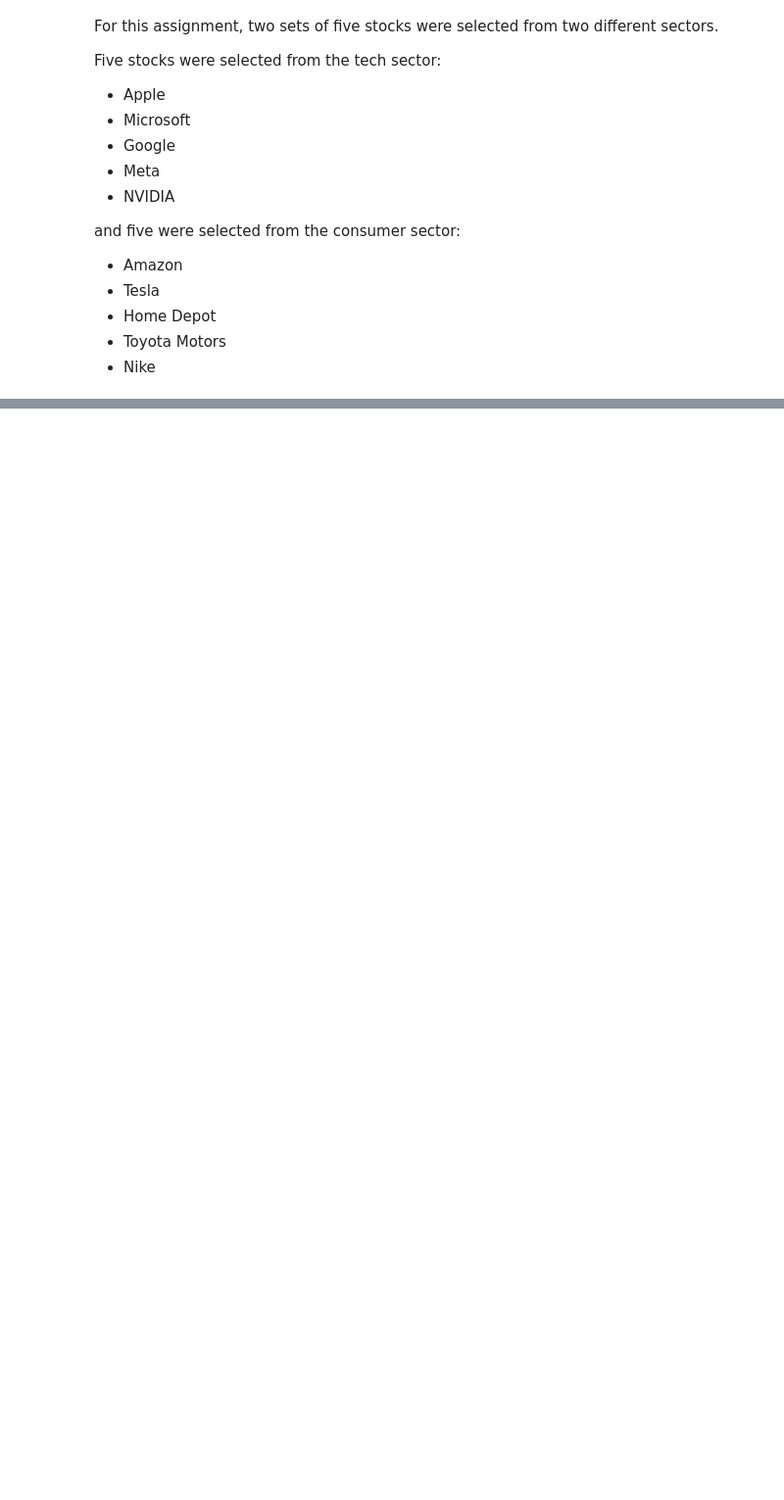
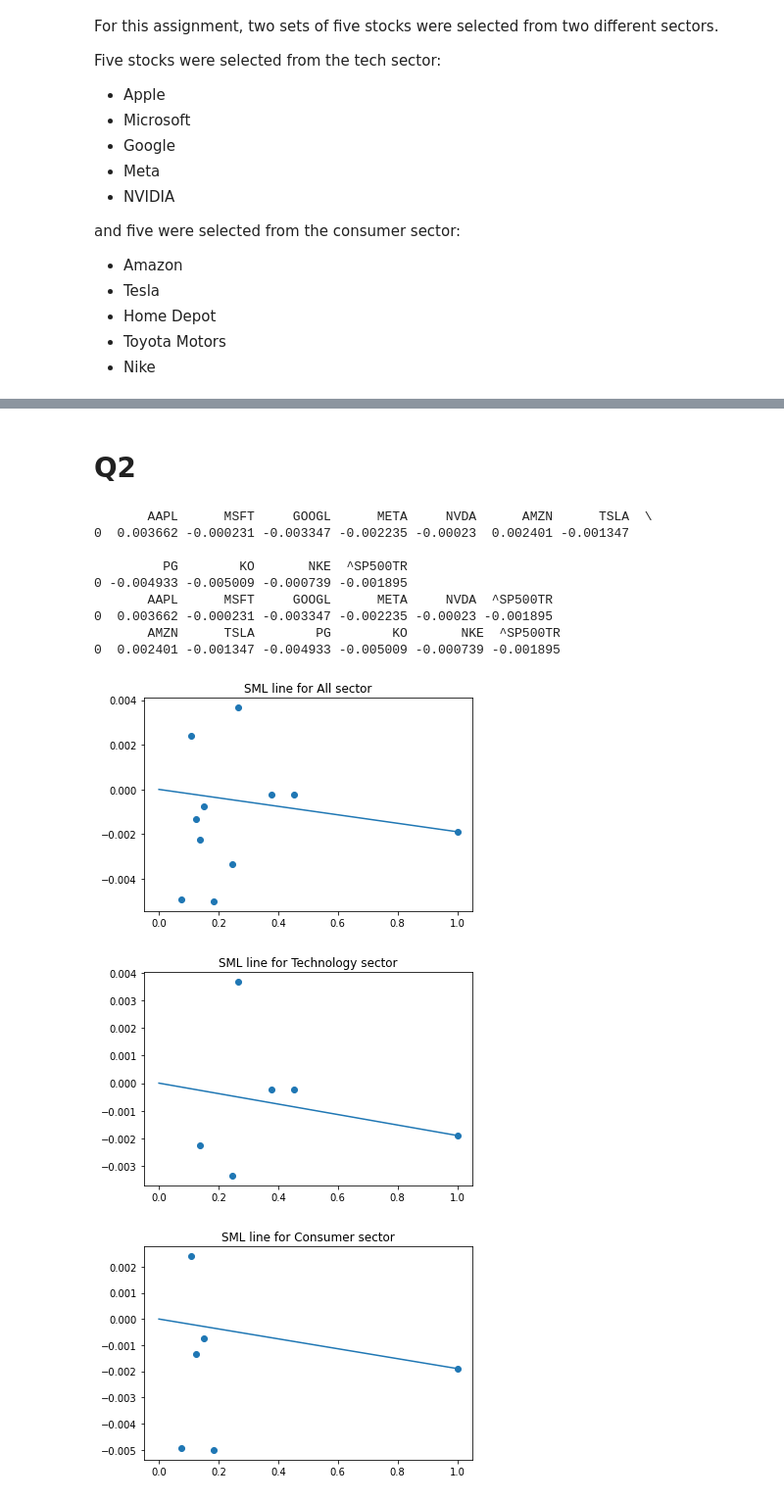
Before and after one commit to gkgkgkgk/ECE478-FSP, a Jupyter notebook: PS1/ps1.ipynb, the cells around one changed output, grey strips where cells are left out. Shown at 98% size. Drawn from its saved outputs; the diff is of its cells as text; code cells hidden in the pictures; blank space fills up the shorter version.

```diff
--- a/PS1/ps1.ipynb
+++ b/PS1/ps1.ipynb
@@ -109,0 +119,9 @@ display(covariance_consumer)
+# %%
+singleFactorReturns = pd.DataFrame()
+
+for tick in ticks[:-1]:
+    beta = expectedReturns[tick].cov(expectedReturns['^SP500TR']) / expectedReturns['^SP500TR'].var()
+    alpha = expectedReturns[tick].mean() - beta * expectedReturns['^SP500TR'].mean()
+    singleFactorReturns[tick] = expectedReturns[tick] - alpha + beta * expectedReturns['^SP500TR']
+
+display(singleFactorReturns.cov())
@@ -109,0 +200,42 @@ display(covariance_consumer)
+# %%
+# Calculate betas relative to full set
+betas_full = pd.DataFrame()
+for tick in ticks_no_sp:
+    betas_full[tick] = [expectedReturns[tick].cov(w_mp_all * expectedReturns[tick])]/expectedReturns["^SP500TR"].var()
+# %% [markdown]
+# Q2
+# %%
+def sml(ticks, sector):
+    jan_returns = pd.DataFrame()
+    betas = pd.DataFrame()
+    for tick in ticks[:-1]:
+        jan_returns[tick] = data[tick]["excess_expected_returns"].head(21).dropna()
+        betas[tick] = [jan_returns[tick].cov(expectedReturns["^SP500TR"])]/expectedReturns["^SP500TR"].var()
+
+    betas['^SP500TR'] = 1
+    avg_daily_feb = pd.DataFrame()
+    for tick in ticks:
+        avg_daily_feb[tick] = [data[tick]["excess_expected_returns"].iloc[21: 40].mean()]
+
+    print(avg_daily_feb)
+    plt.figure()
+    plt.scatter(betas, avg_daily_feb)
+    plt.plot(np.array([0, 1], dtype=object), np.array([0, avg_daily_feb['^SP500TR']], dtype=object))
+    plt.title("SML line for " + sector +" sector")
+# %%
+sml(ticks, "All")
+sml([*ticks_tech, '^SP500TR'],"Technology")
+sml([*ticks_consumer, '^SP500TR'],"Consumer")
+# %% [output]
+       AAPL      MSFT     GOOGL      META     NVDA      AMZN      TSLA  \
+0  0.003662 -0.000231 -0.003347 -0.002235 -0.00023  0.002401 -0.001347
+
+         PG        KO       NKE  ^SP500TR
+0 -0.004933 -0.005009 -0.000739 -0.001895
+       AAPL      MSFT     GOOGL      META     NVDA  ^SP500TR
+0  0.003662 -0.000231 -0.003347 -0.002235 -0.00023 -0.001895
+       AMZN      TSLA        PG        KO       NKE  ^SP500TR
+0  0.002401 -0.001347 -0.004933 -0.005009 -0.000739 -0.001895
+[figure, added]
+[figure, added]
+[figure, added]
```
Also changed, not shown: parts of 13 cells of this notebook.
